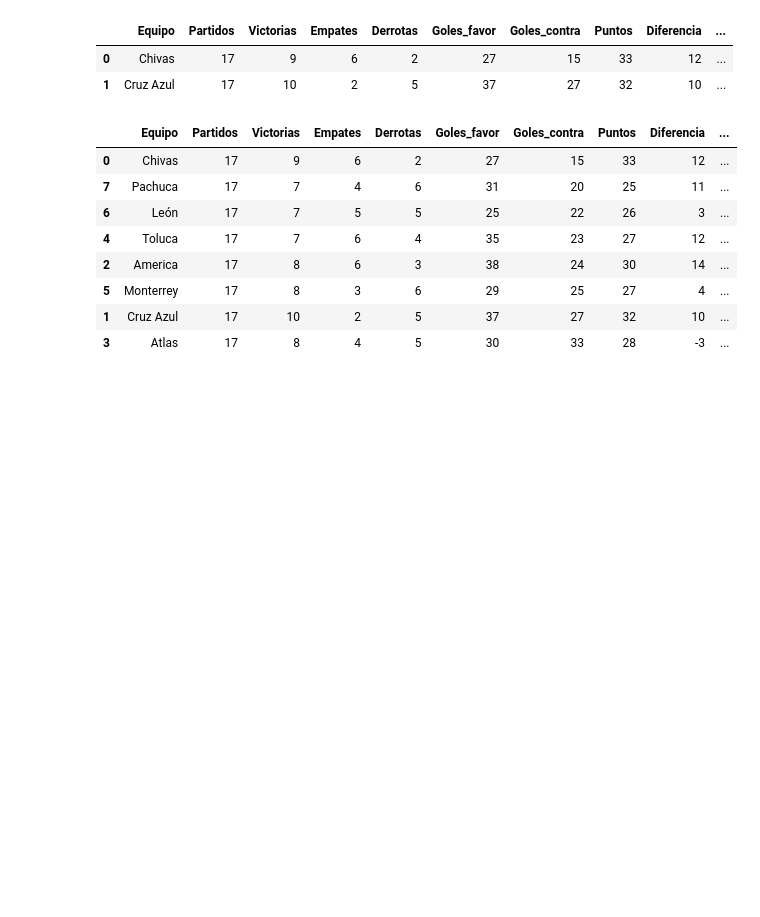
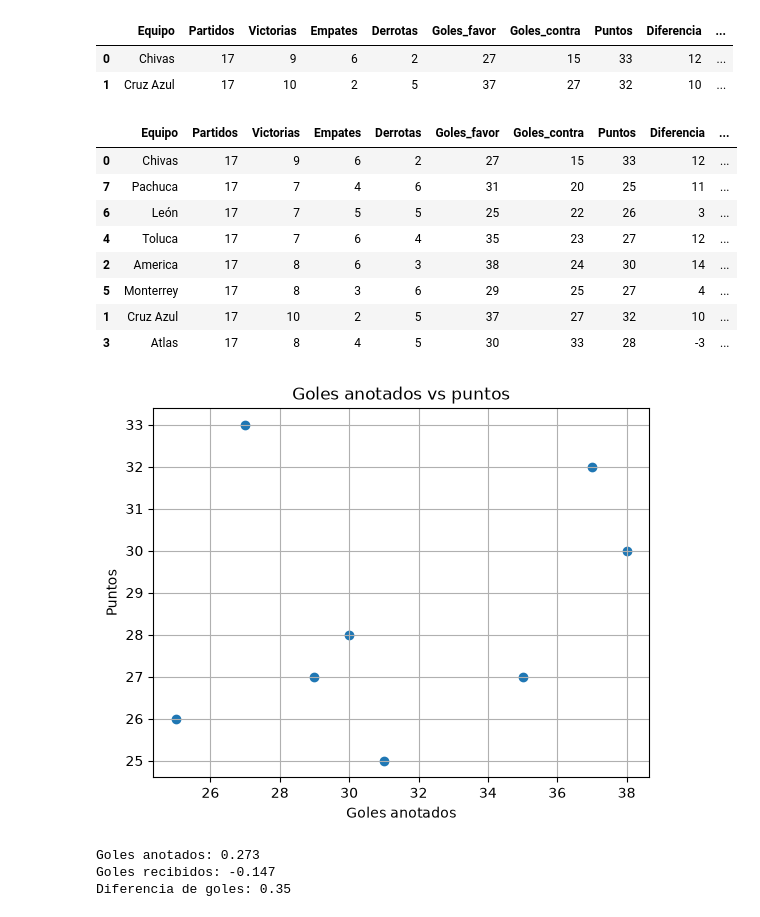
Before and after one commit to MendozaMartinezJuan/liga-mx-predictor, a Jupyter notebook: 01_analisis_liga_mx.ipynb, the cells around one changed output. Cells and saved outputs as stored; diff of their text form; code cells hidden in the pictures; blank space fills up the shorter version.

```diff
--- a/01_analisis_liga_mx.ipynb
+++ b/01_analisis_liga_mx.ipynb
@@ -211,3 +211,33 @@ display(top_8)
 | 5 | Monterrey | 17 | 8 | 3 | 6 | 29 | 25 | 27 | 4 | ... |
 | 1 | Cruz Azul | 17 | 10 | 2 | 5 | 37 | 27 | 32 | 10 | ... |
 | 3 | Atlas | 17 | 8 | 4 | 5 | 30 | 33 | 28 | -3 | ... |
+# %%
+# Relación entre goles anotados y puntos
+
+plt.scatter(
+    df["Goles_favor"],
+    df["Puntos"]
+)
+
+plt.title("Goles anotados vs puntos")
+plt.xlabel("Goles anotados")
+plt.ylabel("Puntos")
+
+plt.grid(True)
+plt.show()
+# %% [output]
+[figure, added]
+# %%
+# Relación entre diferentes estadísticas y puntos
+
+corr_goles = df["Goles_favor"].corr(df["Puntos"])
+corr_contra = df["Goles_contra"].corr(df["Puntos"])
+corr_diferencia = df["Diferencia"].corr(df["Puntos"])
+
+print("Goles anotados:", round(corr_goles, 3))
+print("Goles recibidos:", round(corr_contra, 3))
+print("Diferencia de goles:", round(corr_diferencia, 3))
+# %% [output]
+Goles anotados: 0.273
+Goles recibidos: -0.147
+Diferencia de goles: 0.35
```
